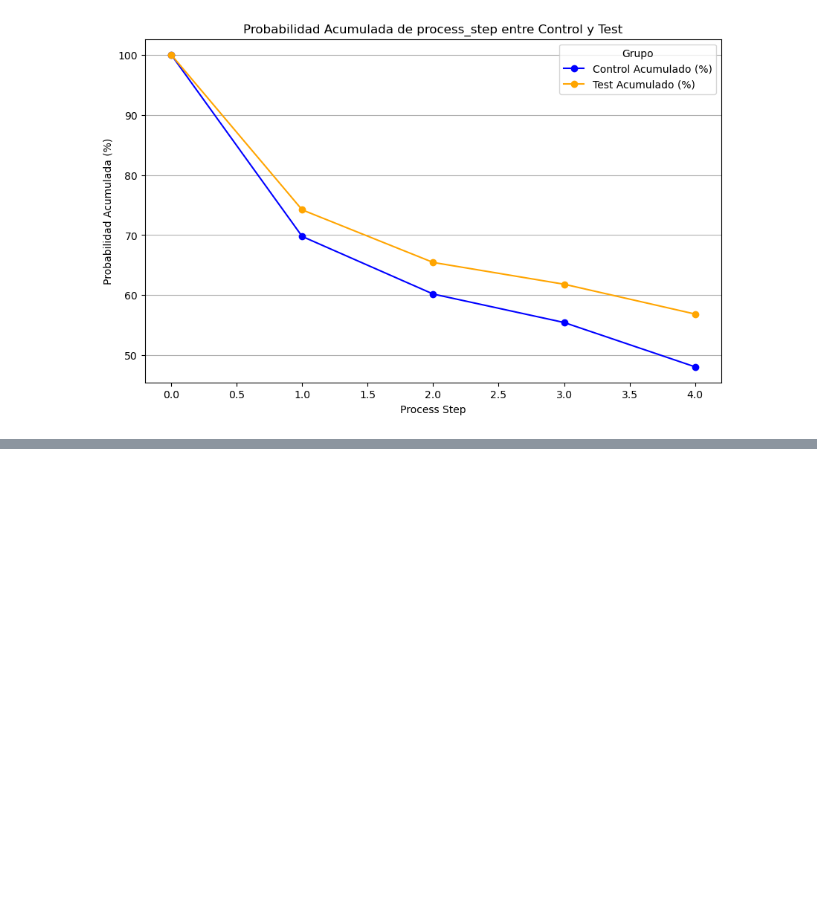
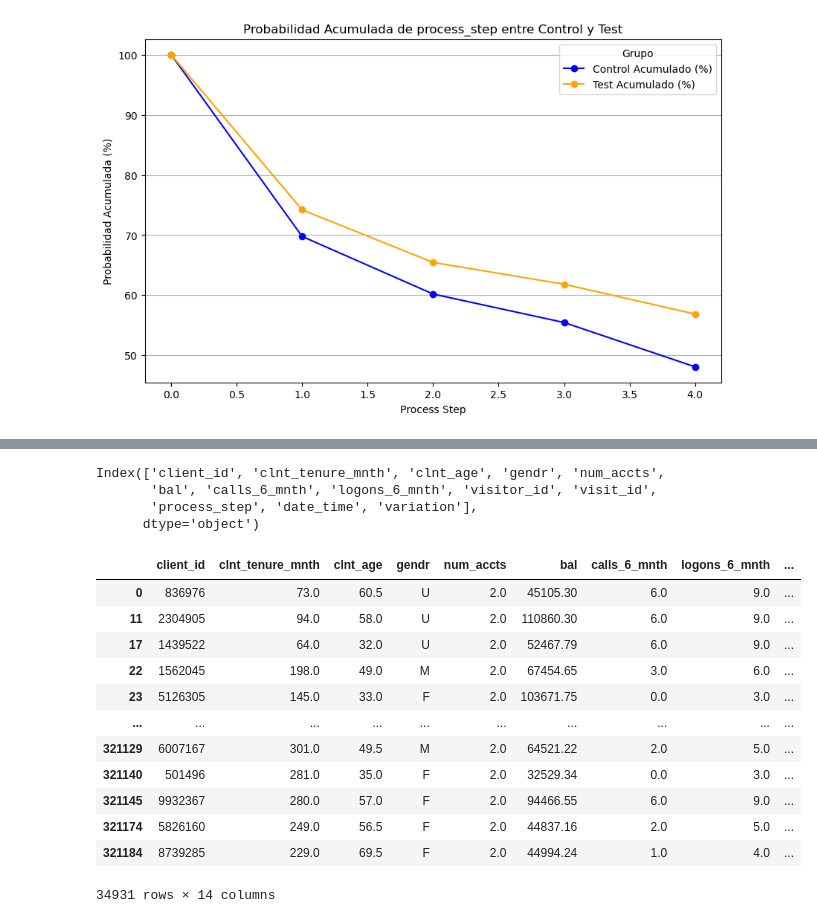
Before and after one commit to ivanalonsom/Project5_EDA_Inferential_Stats, a Jupyter notebook: main.ipynb, the cells around one changed output, grey strips where cells are left out. Saved outputs shown, nothing was run; the diff lists cells and outputs as text; code cells hidden in the pictures; blank space fills up the shorter version.

```diff
--- a/main.ipynb
+++ b/main.ipynb
@@ -348,0 +369,23 @@ plt.show()
+# %%
+df_all_no_duplicates.columns
+# %% [output]
+Index(['client_id', 'clnt_tenure_mnth', 'clnt_age', 'gendr', 'num_accts',
+       'bal', 'calls_6_mnth', 'logons_6_mnth', 'visitor_id', 'visit_id',
+       'process_step', 'date_time', 'variation'],
+      dtype='object')
+# %%
+df_all_no_duplicates
+# %% [output]
+|  | client_id | clnt_tenure_mnth | clnt_age | gendr | num_accts | bal | calls_6_mnth | logons_6_mnth | ... |
+| 0 | 836976 | 73.0 | 60.5 | U | 2.0 | 45105.30 | 6.0 | 9.0 | ... |
+| 11 | 2304905 | 94.0 | 58.0 | U | 2.0 | 110860.30 | 6.0 | 9.0 | ... |
+| 17 | 1439522 | 64.0 | 32.0 | U | 2.0 | 52467.79 | 6.0 | 9.0 | ... |
+| 22 | 1562045 | 198.0 | 49.0 | M | 2.0 | 67454.65 | 3.0 | 6.0 | ... |
+| 23 | 5126305 | 145.0 | 33.0 | F | 2.0 | 103671.75 | 0.0 | 3.0 | ... |
+| ... | ... | ... | ... | ... | ... | ... | ... | ... | ... |
+| 321129 | 6007167 | 301.0 | 49.5 | M | 2.0 | 64521.22 | 2.0 | 5.0 | ... |
+| 321140 | 501496 | 281.0 | 35.0 | F | 2.0 | 32529.34 | 0.0 | 3.0 | ... |
+| 321145 | 9932367 | 280.0 | 57.0 | F | 2.0 | 94466.55 | 6.0 | 9.0 | ... |
+| 321174 | 5826160 | 249.0 | 56.5 | F | 2.0 | 44837.16 | 2.0 | 5.0 | ... |
+| 321184 | 8739285 | 229.0 | 69.5 | F | 2.0 | 44994.24 | 1.0 | 4.0 | ... |
+34931 rows × 14 columns
```
Also changed, not shown: parts of 6 cells of this notebook, 2 other files.
